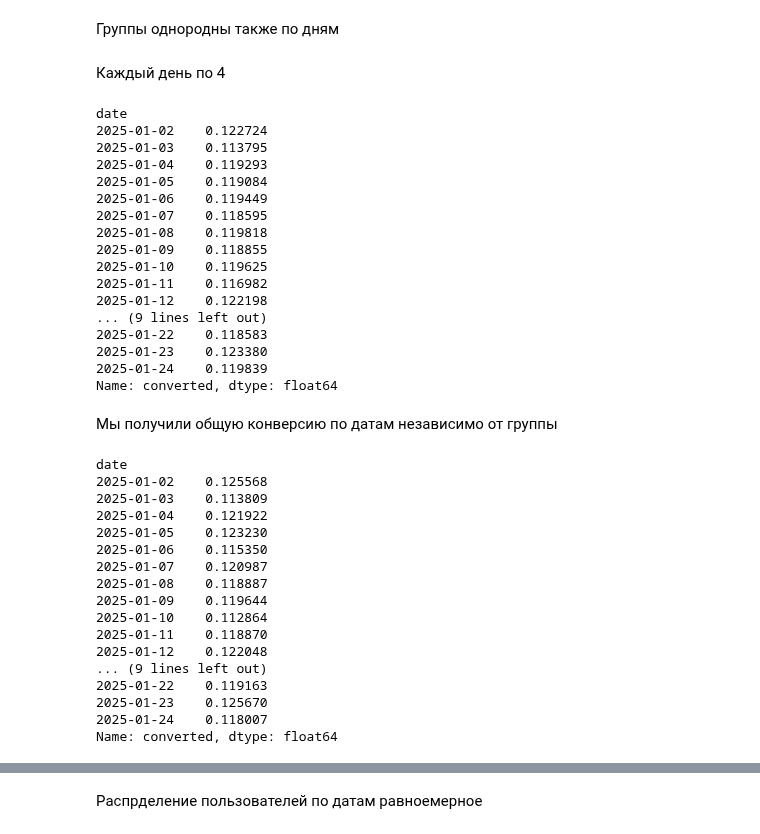
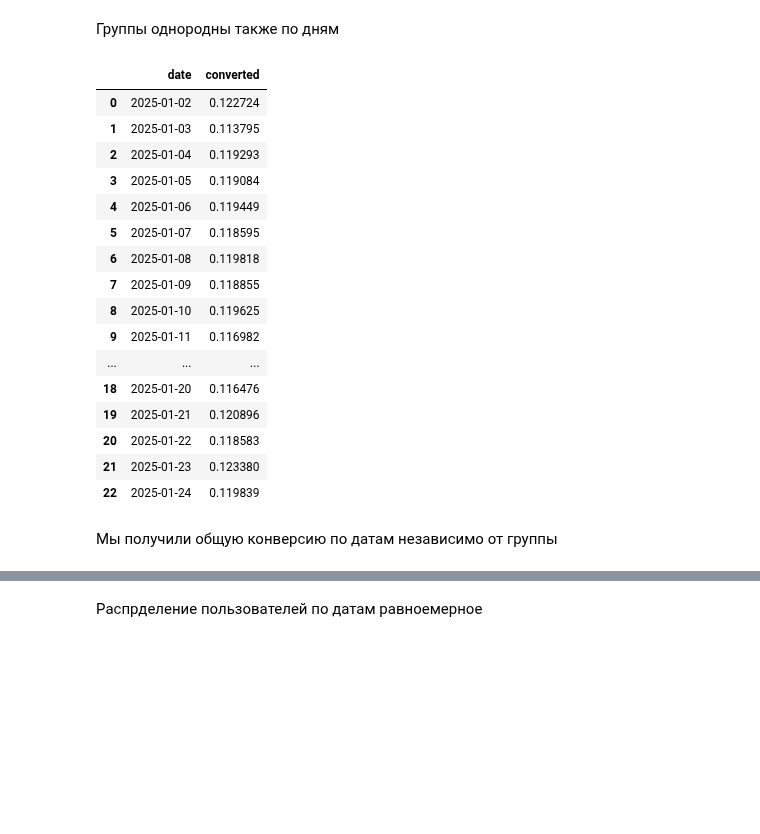
Before and after one commit to Dezurn/GP4_Statistics, a Jupyter notebook: Часть 1/Part_1_AB_test.ipynb, the cells around one changed output, grey strips where cells are left out. Saved outputs shown, nothing was run; the diff lists cells and outputs as text; code cells hidden in the pictures; blank space fills up the shorter version.

```diff
--- a/Часть 1/Part_1_AB_test.ipynb
+++ b/Часть 1/Part_1_AB_test.ipynb
@@ -203,30 +204,30 @@ date        group
 Name: user_id, dtype: float64
 # %% [markdown]
 Группы однородны также по дням
-# %% [markdown]
-Каждый день по 4
 # %%
 group_by_date = data.groupby('date')['converted'].mean()
+# %%
+group_by_date.reset_index()
+# %% [output]
+|  | date | converted |
+| 0 | 2025-01-02 | 0.122724 |
+| 1 | 2025-01-03 | 0.113795 |
+| 2 | 2025-01-04 | 0.119293 |
+| 3 | 2025-01-05 | 0.119084 |
+| 4 | 2025-01-06 | 0.119449 |
+| 5 | 2025-01-07 | 0.118595 |
+| 6 | 2025-01-08 | 0.119818 |
+| 7 | 2025-01-09 | 0.118855 |
+| 8 | 2025-01-10 | 0.119625 |
+| 9 | 2025-01-11 | 0.116982 |
+| ... | ... | ... |
+| 18 | 2025-01-20 | 0.116476 |
+| 19 | 2025-01-21 | 0.120896 |
+| 20 | 2025-01-22 | 0.118583 |
+| 21 | 2025-01-23 | 0.123380 |
+| 22 | 2025-01-24 | 0.119839 |
 # %%
-group_by_date
+group_by_date = group_by_date.reset_index()
-# %% [output]
-date
-2025-01-02    0.122724
-2025-01-03    0.113795
-2025-01-04    0.119293
-2025-01-05    0.119084
-2025-01-06    0.119449
-2025-01-07    0.118595
-2025-01-08    0.119818
-2025-01-09    0.118855
-2025-01-10    0.119625
-2025-01-11    0.116982
-2025-01-12    0.122198
-... (9 lines left out)
-2025-01-22    0.118583
-2025-01-23    0.123380
-2025-01-24    0.119839
-Name: converted, dtype: float64
 # %% [markdown]
 Мы получили общую конверсию по датам независимо от группы
 # %%
@@ -238,25 +239,7 @@ fig.show()
 # %%
 group_A_by_date = group_a.groupby('date')['converted'].mean()
 # %%
-group_A_by_date
+group_A_by_date = group_A_by_date.reset_index()
-# %% [output]
-date
-2025-01-02    0.125568
-2025-01-03    0.113809
-2025-01-04    0.121922
-2025-01-05    0.123230
-2025-01-06    0.115350
-2025-01-07    0.120987
-2025-01-08    0.118887
-2025-01-09    0.119644
-2025-01-10    0.112864
-2025-01-11    0.118870
-2025-01-12    0.122048
-... (9 lines left out)
-2025-01-22    0.119163
-2025-01-23    0.125670
-2025-01-24    0.118007
-Name: converted, dtype: float64
 # %%
 group_B_by_date = group_b.groupby('date')['converted'].mean()
 # %%
```
Also changed, not shown: parts of 45 cells of this notebook.
